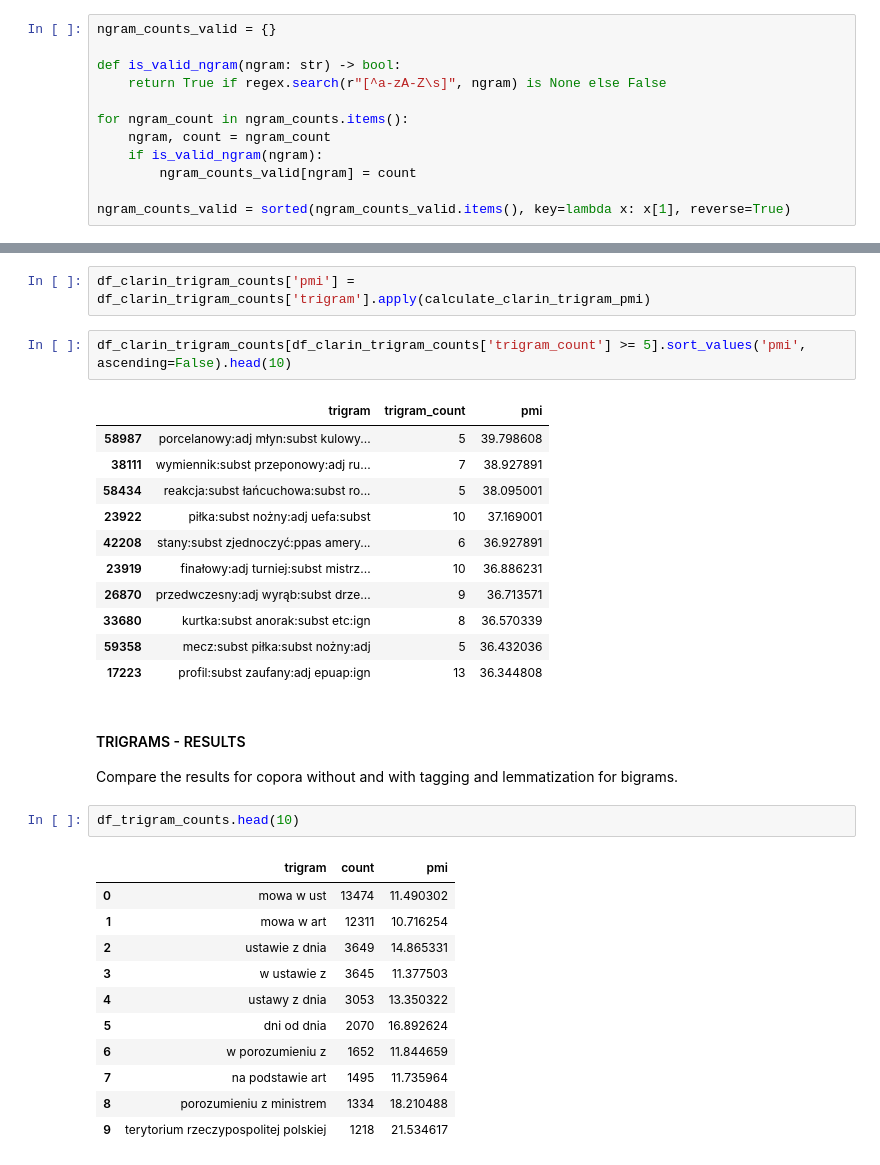
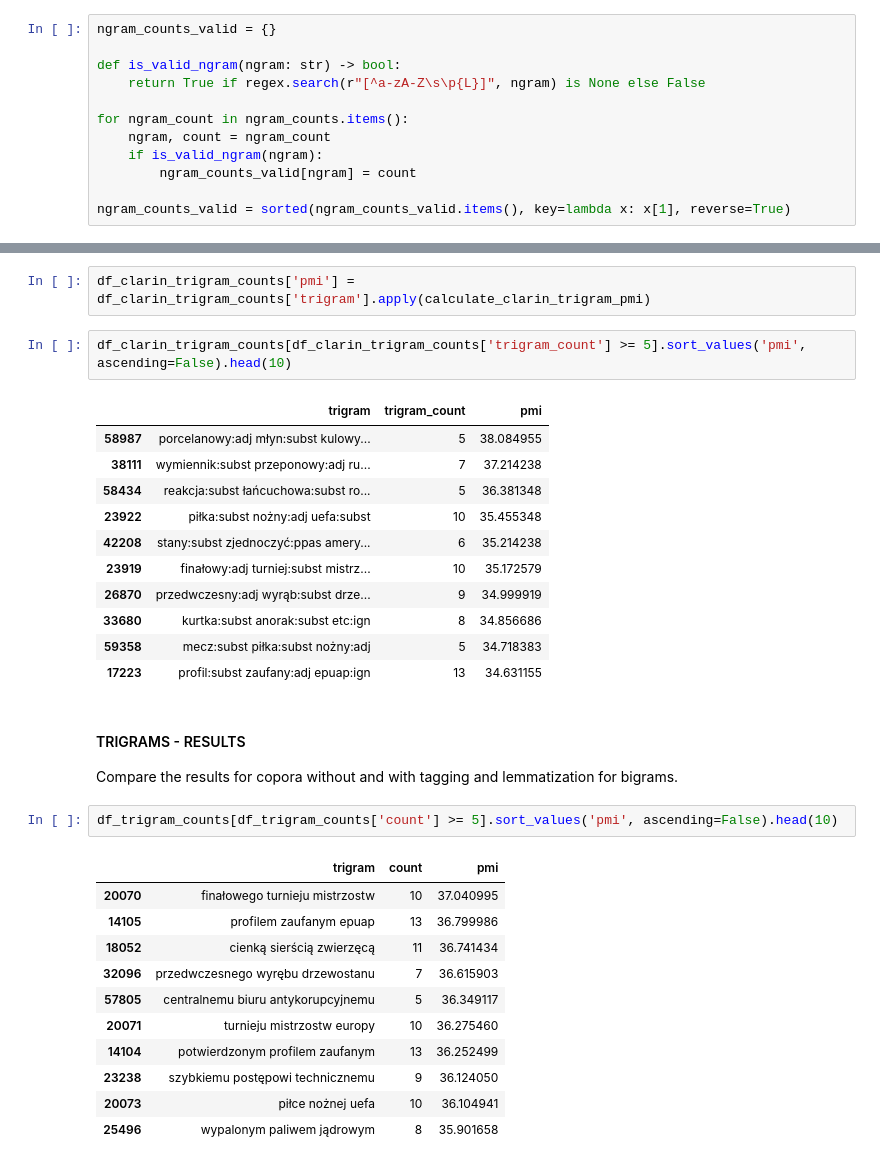
Before and after one commit to Smendowski/nlp, a Jupyter notebook: lab04/lab04_lang_modelling.ipynb, the cells around one changed output, grey strips where cells are left out. Saved outputs shown, nothing was run; the diff lists cells and outputs as text.

```diff
--- a/lab04/lab04_lang_modelling.ipynb
+++ b/lab04/lab04_lang_modelling.ipynb
@@ -109,7 +109,7 @@ ngram_counts.most_common(15)
 ngram_counts_valid = {}
 
 def is_valid_ngram(ngram: str) -> bool:
-    return True if regex.search(r"[^a-zA-Z\s]", ngram) is None else False
+    return True if regex.search(r"[^a-zA-Z\s\p{L}]", ngram) is None else False
 
 for ngram_count in ngram_counts.items():
     ngram, count = ngram_count
@@ -681,32 +687,32 @@ df_clarin_trigram_counts['pmi'] = df_clarin_trigram_counts['trigram'].apply(calc
 df_clarin_trigram_counts[df_clarin_trigram_counts['trigram_count'] >= 5].sort_values('pmi', ascending=False).head(10)
 # %% [output]
 |  | trigram | trigram_count | pmi |
-| 58987 | porcelanowy:adj młyn:subst kulowy... | 5 | 39.798608 |
-| 38111 | wymiennik:subst przeponowy:adj ru... | 7 | 38.927891 |
-| 58434 | reakcja:subst łańcuchowa:subst ro... | 5 | 38.095001 |
-| 23922 | piłka:subst nożny:adj uefa:subst | 10 | 37.169001 |
-| 42208 | stany:subst zjednoczyć:ppas amery... | 6 | 36.927891 |
-| 23919 | finałowy:adj turniej:subst mistrz... | 10 | 36.886231 |
-| 26870 | przedwczesny:adj wyrąb:subst drze... | 9 | 36.713571 |
-| 33680 | kurtka:subst anorak:subst etc:ign | 8 | 36.570339 |
-| 59358 | mecz:subst piłka:subst nożny:adj | 5 | 36.432036 |
-| 17223 | profil:subst zaufany:adj epuap:ign | 13 | 36.344808 |
+| 58987 | porcelanowy:adj młyn:subst kulowy... | 5 | 38.084955 |
+| 38111 | wymiennik:subst przeponowy:adj ru... | 7 | 37.214238 |
+| 58434 | reakcja:subst łańcuchowa:subst ro... | 5 | 36.381348 |
+| 23922 | piłka:subst nożny:adj uefa:subst | 10 | 35.455348 |
+| 42208 | stany:subst zjednoczyć:ppas amery... | 6 | 35.214238 |
+| 23919 | finałowy:adj turniej:subst mistrz... | 10 | 35.172579 |
+| 26870 | przedwczesny:adj wyrąb:subst drze... | 9 | 34.999919 |
+| 33680 | kurtka:subst anorak:subst etc:ign | 8 | 34.856686 |
+| 59358 | mecz:subst piłka:subst nożny:adj | 5 | 34.718383 |
+| 17223 | profil:subst zaufany:adj epuap:ign | 13 | 34.631155 |
 # %% [markdown]
 #### TRIGRAMS - RESULTS
 
 Compare the results for copora without and with tagging and lemmatization for bigrams.
 # %%
-df_trigram_counts.head(10)
+df_trigram_counts[df_trigram_counts['count'] >= 5].sort_values('pmi', ascending=False).head(10)
 # %% [output]
 |  | trigram | count | pmi |
-| 0 | mowa w ust | 13474 | 11.490302 |
-| 1 | mowa w art | 12311 | 10.716254 |
-| 2 | ustawie z dnia | 3649 | 14.865331 |
-| 3 | w ustawie z | 3645 | 11.377503 |
-| 4 | ustawy z dnia | 3053 | 13.350322 |
-| 5 | dni od dnia | 2070 | 16.892624 |
-| 6 | w porozumieniu z | 1652 | 11.844659 |
-| 7 | na podstawie art | 1495 | 11.735964 |
-| 8 | porozumieniu z ministrem | 1334 | 18.210488 |
-| 9 | terytorium rzeczypospolitej polskiej | 1218 | 21.534617 |
+| 20070 | finałowego turnieju mistrzostw | 10 | 37.040995 |
+| 14105 | profilem zaufanym epuap | 13 | 36.799986 |
+| 18052 | cienką sierścią zwierzęcą | 11 | 36.741434 |
+| 32096 | przedwczesnego wyrębu drzewostanu | 7 | 36.615903 |
+| 57805 | centralnemu biuru antykorupcyjnemu | 5 | 36.349117 |
+| 20071 | turnieju mistrzostw europy | 10 | 36.275460 |
+| 14104 | potwierdzonym profilem zaufanym | 13 | 36.252499 |
+| 23238 | szybkiemu postępowi technicznemu | 9 | 36.124050 |
+| 20073 | piłce nożnej uefa | 10 | 36.104941 |
+| 25496 | wypalonym paliwem jądrowym | 8 | 35.901658 |
 # %%
```
Also changed, not shown: parts of 11 cells of this notebook.
